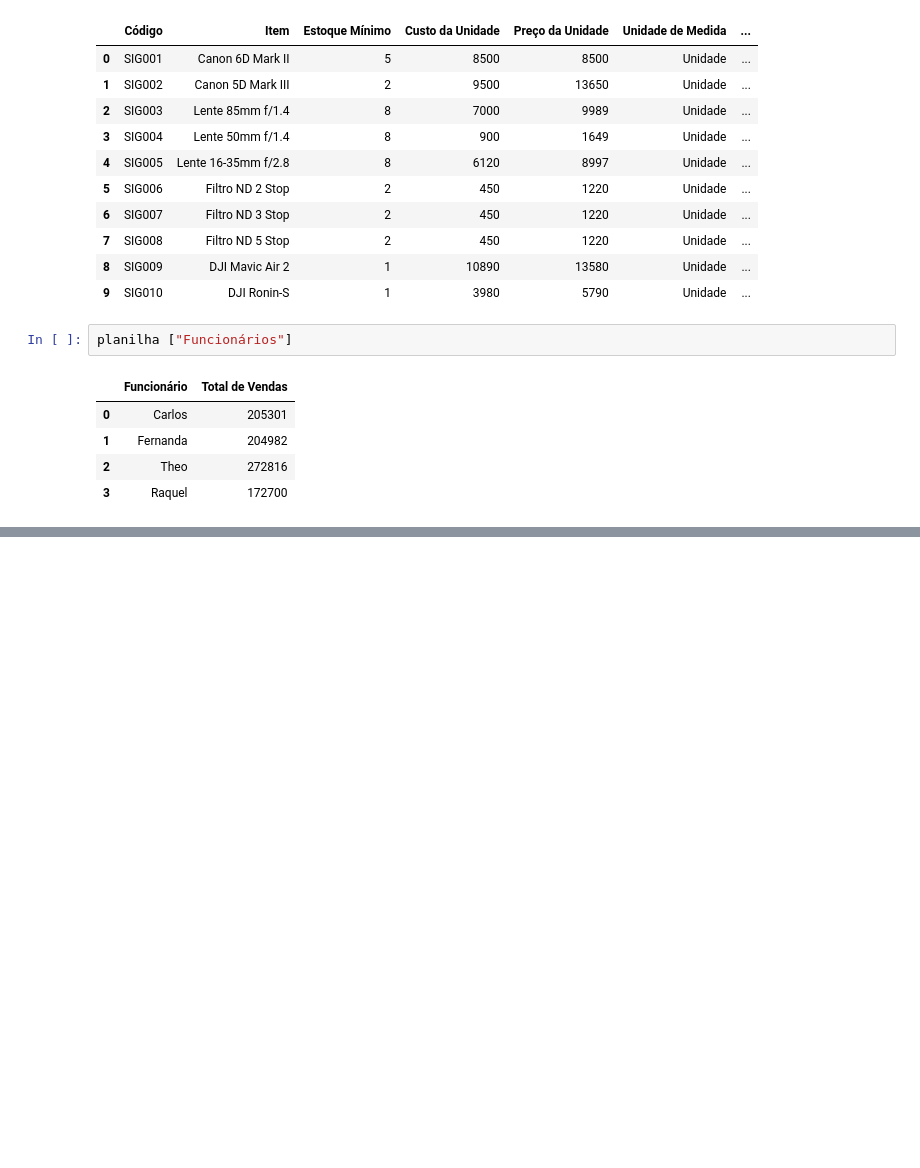
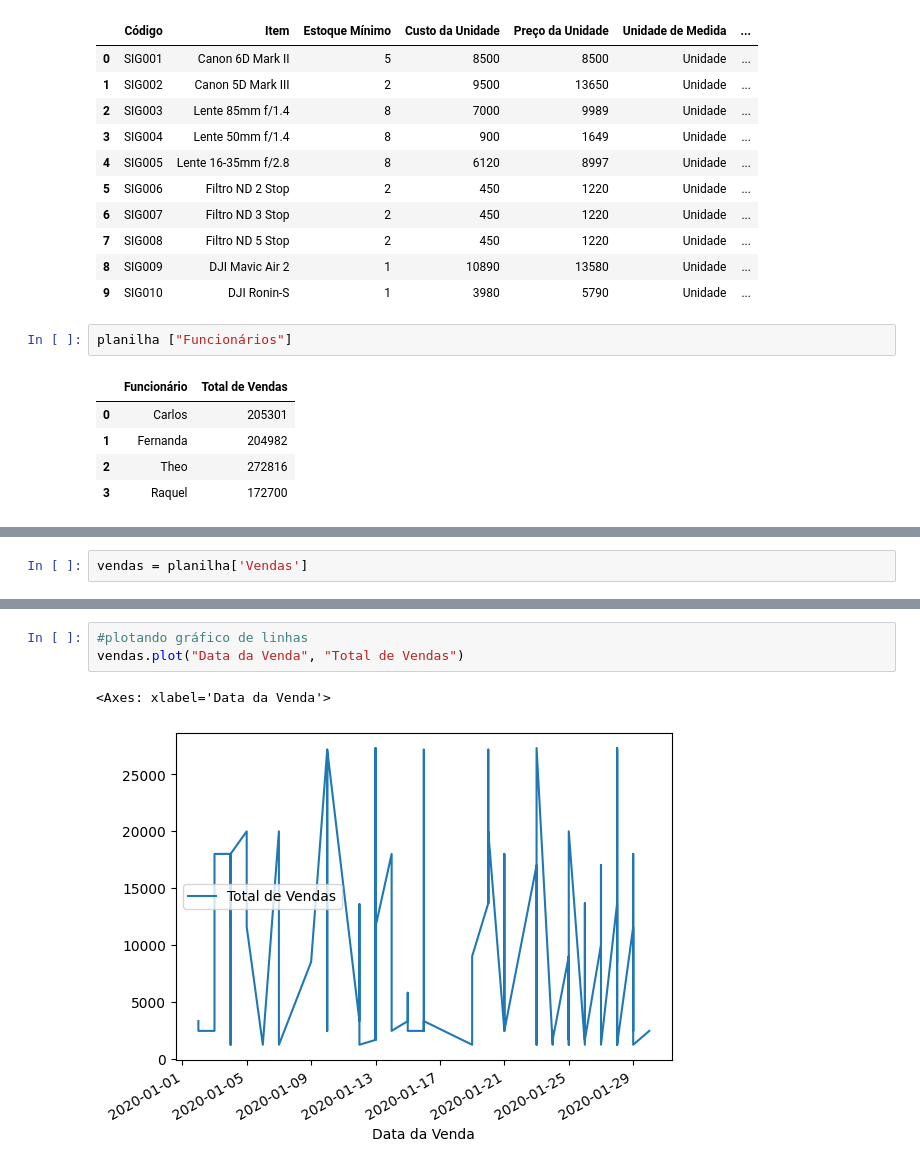
Before and after one commit to Renanbritto/spreadsheet-analysis, a Jupyter notebook: spreadsheet.ipynb, the cells around one changed output, grey strips where cells are left out. Cells and saved outputs as stored; diff of their text form; blank space fills up the shorter version.

```diff
--- a/spreadsheet.ipynb
+++ b/spreadsheet.ipynb
@@ -77,0 +109,2 @@ planilha ["Funcionários"]
+# %%
+vendas = planilha['Vendas']
@@ -77,0 +142,6 @@ planilha ["Funcionários"]
+# %%
+#plotando gráfico de linhas
+vendas.plot("Data da Venda", "Total de Vendas")
+# %% [output]
+<Axes: xlabel='Data da Venda'>
+[figure, added]
```
Also changed, not shown: parts of 8 cells of this notebook.
